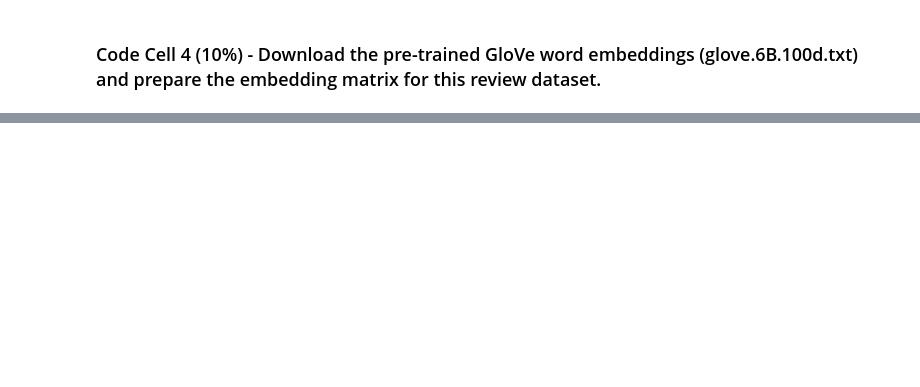
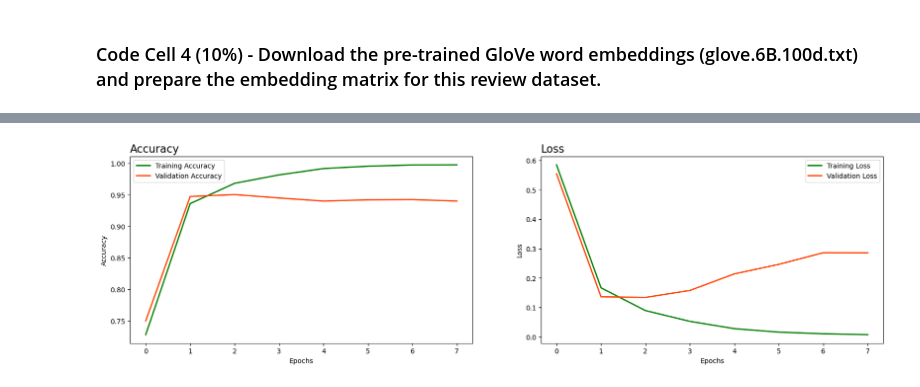
Before and after one commit to Rhy-Shah/CIS508-AnalyticsUnstructuredData, a Jupyter notebook: Lab Assignment 4/LA4_Shah_Rhythm.ipynb, the cells around one changed output, grey strips where cells are left out. Cells and saved outputs as stored; diff of their text form; code cells hidden in the pictures; blank space fills up the shorter version.

```diff
--- a/Lab Assignment 4/LA4_Shah_Rhythm.ipynb
+++ b/Lab Assignment 4/LA4_Shah_Rhythm.ipynb
@@ -138,0 +544,8 @@ train_sentences, test_sentences, train_labels, test_labels = train_test_split(df
+# %%
+early_stop = EarlyStopping(monitor='val_loss', patience=5, mode='auto', restore_best_weights=True)
+
+num_epochs = 50
+# num_epochs=2
+history = model.fit(train_padded, train_labels,
+                    epochs=num_epochs, verbose=1, callbacks=[early_stop],
+                    validation_split=0.3)
@@ -138,0 +569,4 @@ train_sentences, test_sentences, train_labels, test_labels = train_test_split(df
+# %%
+results = model.evaluate(test_padded, test_labels, verbose=1)
+plot_history(history)
+# %% [output]
@@ -138,0 +574 @@ train_sentences, test_sentences, train_labels, test_labels = train_test_split(df
+[figure, added]
```
Also changed, not shown: parts of 37 cells of this notebook, 2 other files.
